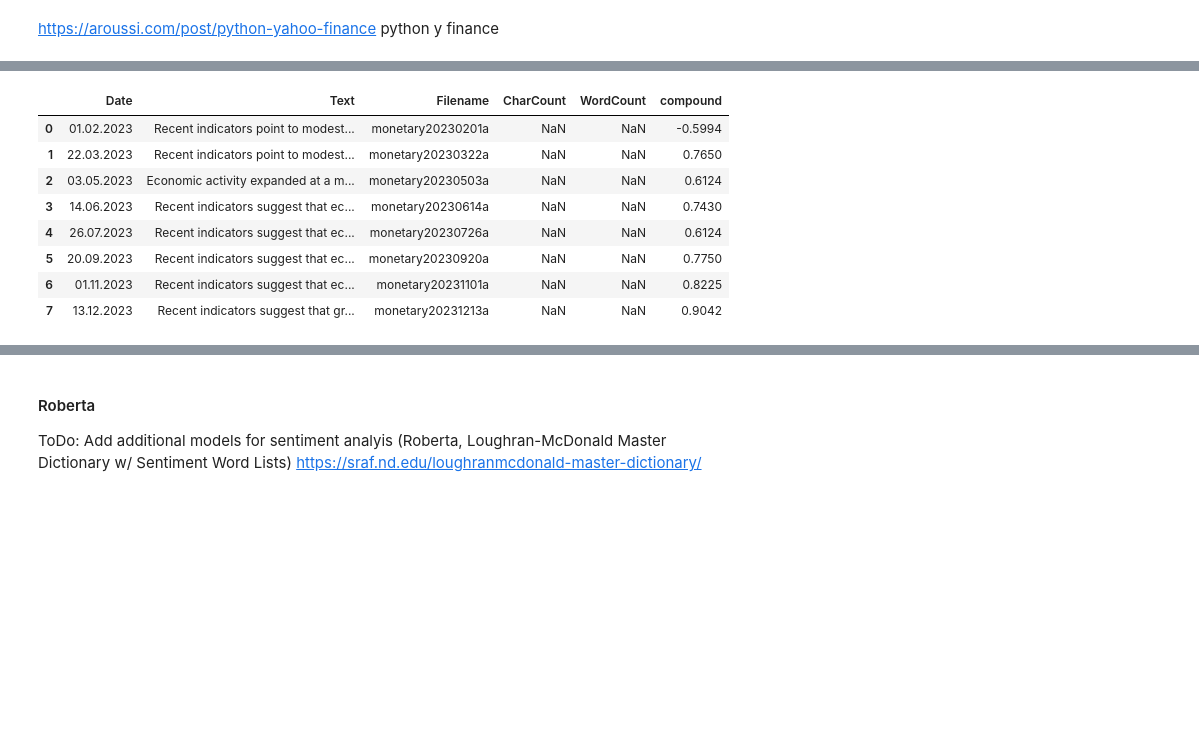
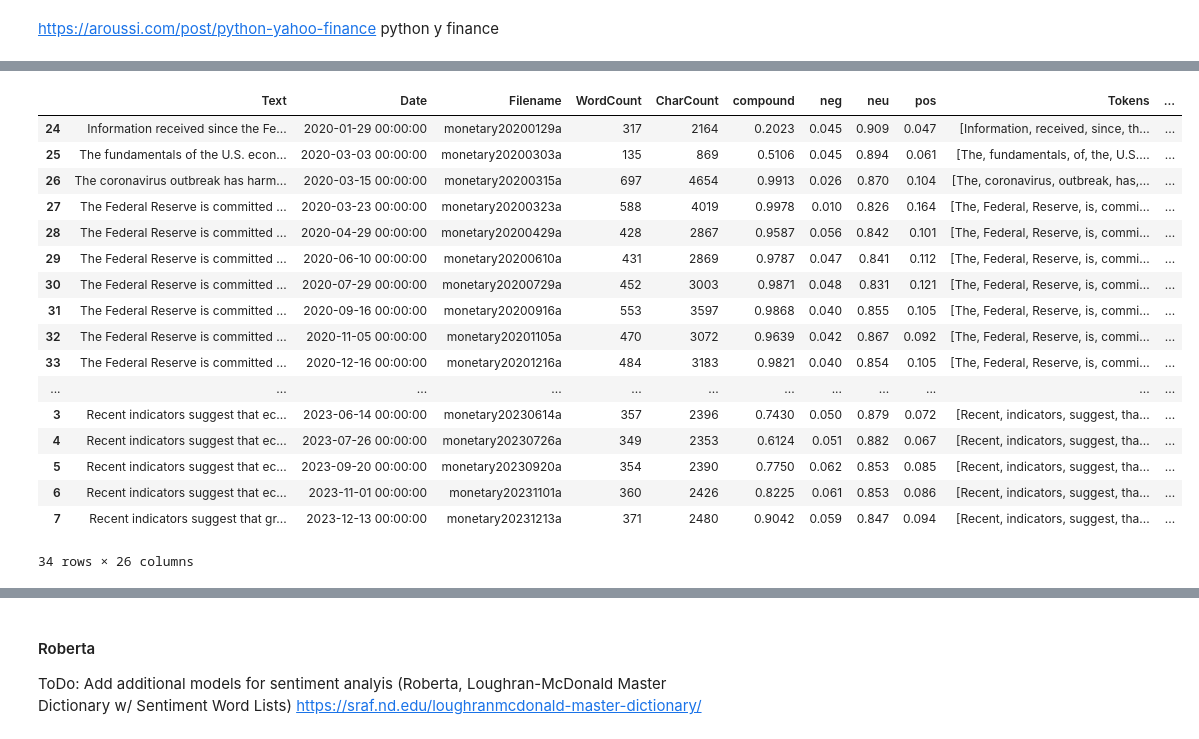
Before and after one commit to timtheuz/ICBIRDIRM, a Jupyter notebook: main.ipynb, the cells around one changed output, grey strips where cells are left out. Cells and saved outputs as stored; diff of their text form; code cells hidden in the pictures; blank space fills up the shorter version.

```diff
--- a/main.ipynb
+++ b/main.ipynb
@@ -106,3 +88,39 @@ target_url = soup.find('meta', property='og:url').get('content')
+# %%
+fomc_statements_url_list = ['https://www.federalreserve.gov/newsevents/pressreleases/monetary20230201a.htm', # 2023
+                            'https://www.federalreserve.gov/newsevents/pressreleases/monetary20230322a.htm',
+                            'https://www.federalreserve.gov/newsevents/pressreleases/monetary20230503a.htm',
+                            'https://www.federalreserve.gov/newsevents/pressreleases/monetary20230614a.htm',
+                            'https://www.federalreserve.gov/newsevents/pressreleases/monetary20230726a.htm',
+                            'https://www.federalreserve.gov/newsevents/pressreleases/monetary20230920a.htm',
+                            'https://www.federalreserve.gov/newsevents/pressreleases/monetary20231101a.htm',
+                            'https://www.federalreserve.gov/newsevents/pressreleases/monetary20231213a.htm',
+                            'https://www.federalreserve.gov/newsevents/pressreleases/monetary20220126a.htm', # 2022
+                            'https://www.federalreserve.gov/newsevents/pressreleases/monetary20220316a.htm',
+                            'https://www.federalreserve.gov/newsevents/pressreleases/monetary20220504a.htm',
+                            'https://www.federalreserve.gov/newsevents/pressreleases/monetary20220615a.htm',
+                            'https://www.federalreserve.gov/newsevents/pressreleases/monetary20220727a.htm',
+                            'https://www.federalreserve.gov/newsevents/pressreleases/monetary20220921a.htm',
+                            'https://www.federalreserve.gov/newsevents/pressreleases/monetary20221102a.htm',
+                            'https://www.federalreserve.gov/newsevents/pressreleases/monetary20221214a.htm',
+                            'https://www.federalreserve.gov/newsevents/pressreleases/monetary20210127a.htm', # 2021
+                            'https://www.federalreserve.gov/newsevents/pressreleases/monetary20210317a.htm',
+                            'https://www.federalreserve.gov/newsevents/pressreleases/monetary20210428a.htm',
+                            'https://www.federalreserve.gov/newsevents/pressreleases/monetary20210616a.htm',
+                            'https://www.federalreserve.gov/newsevents/pressreleases/monetary20210728a.htm',
+                            'https://www.federalreserve.gov/newsevents/pressreleases/monetary20210922a.htm',
+                            'https://www.federalreserve.gov/newsevents/pressreleases/monetary20211103a.htm',
+                            'https://www.federalreserve.gov/newsevents/pressreleases/monetary20211215a.htm',
+                            'https://www.federalreserve.gov/newsevents/pressreleases/monetary20200129a.htm', # 2020
+                            'https://www.federalreserve.gov/newsevents/pressreleases/monetary20200303a.htm', # unscheduled
+                            'https://www.federalreserve.gov/newsevents/pressreleases/monetary20200315a.htm', # unscheduled
+                            'https://www.federalreserve.gov/newsevents/pressreleases/monetary20200323a.htm', # notation vote
+                            'https://www.federalreserve.gov/newsevents/pressreleases/monetary20200429a.htm',
+                            'https://www.federalreserve.gov/newsevents/pressreleases/monetary20200610a.htm',
+                            'https://www.federalreserve.gov/newsevents/pressreleases/monetary20200729a.htm',
+                            'https://www.federalreserve.gov/newsevents/pressreleases/monetary20200916a.htm',
+                            'https://www.federalreserve.gov/newsevents/pressreleases/monetary20201105a.htm',
+                            'https://www.federalreserve.gov/newsevents/pressreleases/monetary20201216a.htm'
+                            ]
 # %%
 # TODO: add if / else if mining fails
 def process_text(text):
@@ -322,7 +483,3 @@ def get_char_count(text):
     return char_count
 # %%
 df_fomc_press_statements = df_fomc_press_statements.assign(WordCount='', CharCount='')
-# %%
-for index, row in df_fomc_press_statements.iterrows():
-    print("Index:\t ", index)
-    print('Row:\t', row)
@@ -417,16 +717,25 @@ AttributeError: 'float' object has no attribute 'encode'
 # %%
-df_fomc_press_statements = df_fomc_press_statements.head(8)
+#df_fomc_press_statements = df_fomc_press_statements.head(8)
 df_fomc_press_statements
 # %% [output]
-|  | Date | Text | Filename | CharCount | WordCount | compound |
-| 0 | 01.02.2023 | Recent indicators point to modest... | monetary20230201a | NaN | NaN | -0.5994 |
-| 1 | 22.03.2023 | Recent indicators point to modest... | monetary20230322a | NaN | NaN | 0.7650 |
-| 2 | 03.05.2023 | Economic activity expanded at a m... | monetary20230503a | NaN | NaN | 0.6124 |
-| 3 | 14.06.2023 | Recent indicators suggest that ec... | monetary20230614a | NaN | NaN | 0.7430 |
-| 4 | 26.07.2023 | Recent indicators suggest that ec... | monetary20230726a | NaN | NaN | 0.6124 |
-| 5 | 20.09.2023 | Recent indicators suggest that ec... | monetary20230920a | NaN | NaN | 0.7750 |
-| 6 | 01.11.2023 | Recent indicators suggest that ec... | monetary20231101a | NaN | NaN | 0.8225 |
-| 7 | 13.12.2023 | Recent indicators suggest that gr... | monetary20231213a | NaN | NaN | 0.9042 |
+|  | Text | Date | Filename | WordCount | CharCount | compound | neg | neu | pos | Tokens | ... |
+| 24 | Information received since the Fe... | 2020-01-29 00:00:00 | monetary20200129a | 317 | 2164 | 0.2023 | 0.045 | 0.909 | 0.047 | [Information, received, since, th... | ... |
+| 25 | The fundamentals of the U.S. econ... | 2020-03-03 00:00:00 | monetary20200303a | 135 | 869 | 0.5106 | 0.045 | 0.894 | 0.061 | [The, fundamentals, of, the, U.S.... | ... |
+| 26 | The coronavirus outbreak has harm... | 2020-03-15 00:00:00 | monetary20200315a | 697 | 4654 | 0.9913 | 0.026 | 0.870 | 0.104 | [The, coronavirus, outbreak, has,... | ... |
+| 27 | The Federal Reserve is committed ... | 2020-03-23 00:00:00 | monetary20200323a | 588 | 4019 | 0.9978 | 0.010 | 0.826 | 0.164 | [The, Federal, Reserve, is, commi... | ... |
+| 28 | The Federal Reserve is committed ... | 2020-04-29 00:00:00 | monetary20200429a | 428 | 2867 | 0.9587 | 0.056 | 0.842 | 0.101 | [The, Federal, Reserve, is, commi... | ... |
+| 29 | The Federal Reserve is committed ... | 2020-06-10 00:00:00 | monetary20200610a | 431 | 2869 | 0.9787 | 0.047 | 0.841 | 0.112 | [The, Federal, Reserve, is, commi... | ... |
+| 30 | The Federal Reserve is committed ... | 2020-07-29 00:00:00 | monetary20200729a | 452 | 3003 | 0.9871 | 0.048 | 0.831 | 0.121 | [The, Federal, Reserve, is, commi... | ... |
+| 31 | The Federal Reserve is committed ... | 2020-09-16 00:00:00 | monetary20200916a | 553 | 3597 | 0.9868 | 0.040 | 0.855 | 0.105 | [The, Federal, Reserve, is, commi... | ... |
+| 32 | The Federal Reserve is committed ... | 2020-11-05 00:00:00 | monetary20201105a | 470 | 3072 | 0.9639 | 0.042 | 0.867 | 0.092 | [The, Federal, Reserve, is, commi... | ... |
+| 33 | The Federal Reserve is committed ... | 2020-12-16 00:00:00 | monetary20201216a | 484 | 3183 | 0.9821 | 0.040 | 0.854 | 0.105 | [The, Federal, Reserve, is, commi... | ... |
+| ... | ... | ... | ... | ... | ... | ... | ... | ... | ... | ... | ... |
+| 3 | Recent indicators suggest that ec... | 2023-06-14 00:00:00 | monetary20230614a | 357 | 2396 | 0.7430 | 0.050 | 0.879 | 0.072 | [Recent, indicators, suggest, tha... | ... |
+| 4 | Recent indicators suggest that ec... | 2023-07-26 00:00:00 | monetary20230726a | 349 | 2353 | 0.6124 | 0.051 | 0.882 | 0.067 | [Recent, indicators, suggest, tha... | ... |
+| 5 | Recent indicators suggest that ec... | 2023-09-20 00:00:00 | monetary20230920a | 354 | 2390 | 0.7750 | 0.062 | 0.853 | 0.085 | [Recent, indicators, suggest, tha... | ... |
+| 6 | Recent indicators suggest that ec... | 2023-11-01 00:00:00 | monetary20231101a | 360 | 2426 | 0.8225 | 0.061 | 0.853 | 0.086 | [Recent, indicators, suggest, tha... | ... |
+| 7 | Recent indicators suggest that gr... | 2023-12-13 00:00:00 | monetary20231213a | 371 | 2480 | 0.9042 | 0.059 | 0.847 | 0.094 | [Recent, indicators, suggest, tha... | ... |
+34 rows × 26 columns
 # %%
 plt.figure(figsize=(10, 6))
 plt.plot(df_fomc_press_statements['Date'], df_fomc_press_statements['compound'], marker='o', linestyle='-', color='b')
```
Also changed, not shown: parts of 58 cells of this notebook.
